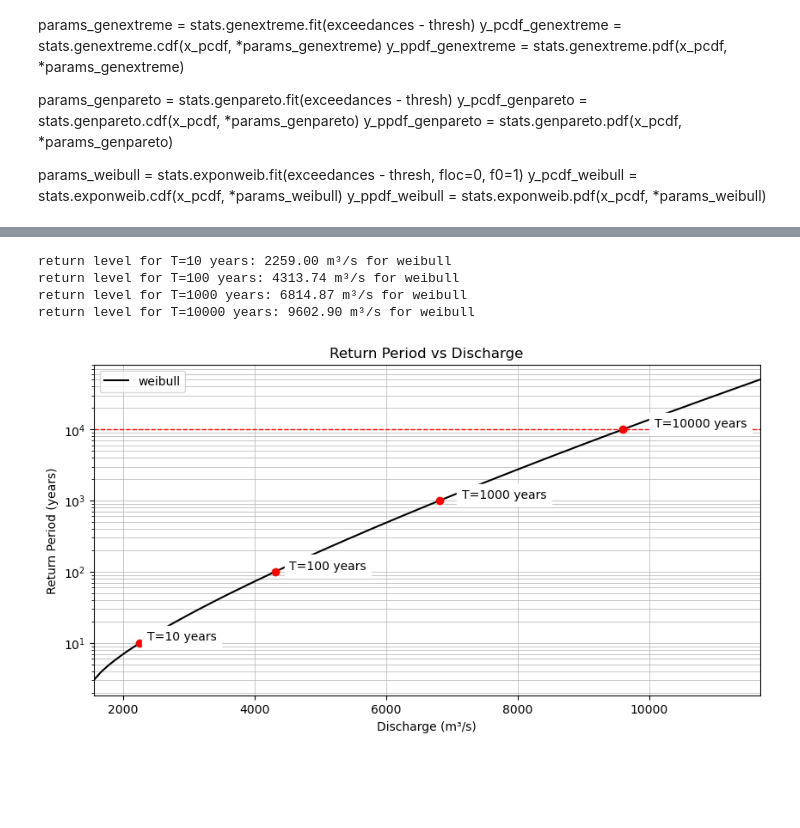
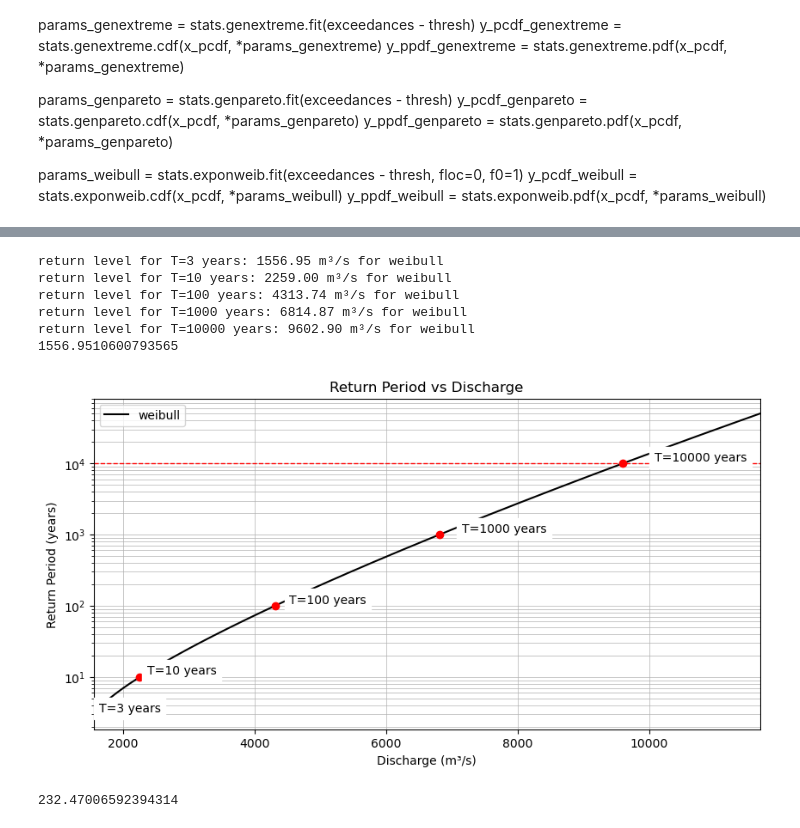
Before and after one commit to maxblw/CIEM4301_dam_design, a Jupyter notebook: Discharge/EVA.ipynb, the cells around one changed output, grey strips where cells are left out. Drawn from its saved outputs; the diff is of its cells as text; code cells hidden in the pictures; blank space fills up the shorter version.

```diff
--- a/Discharge/EVA.ipynb
+++ b/Discharge/EVA.ipynb
@@ -124,32 +125,41 @@ T = 10000
 fig, ax = plt.subplots(figsize=(10, 5))
 
 # ax.plot(DD_genextreme, RT, 'b-', label='GenExtreme')
 # ax.plot(DD_genpareto, RT, 'g-', label='GenPareto')
 ax.plot(DD_weib, RT, 'k-', label='weibull')
 # ax.plot(DD_lognorm, RT, 'c-', label='Log-Normal')
 ax.set_yscale('log')
 ax.set_xlabel("Discharge (m³/s)")
 ax.set_ylabel("Return Period (years)")
 ax.set_title("Return Period vs Discharge")
 ax.grid(which='both', linestyle='-', linewidth=0.5)
 ax.hlines(T , DD_weib[1], DD_weib[-1], colors="r", linestyles="dashed", lw=1)
 ax.set_xlim(DD_weib[1], DD_weib[-1])
 ax.legend()
 
-for T in [10, 100, 1000, 10000]:
+for T in [3, 10, 100, 1000, 10000]:
     ax.plot(DD_weib[np.argmin(abs(RT - T))], T, 'ro')
     ax.text(DD_weib[np.argmin(abs(RT - T))]*1.05, T, f"T={T} years", verticalalignment='bottom', color='black', backgroundcolor='white')
     print(f"return level for T={T} years: {DD_weib[np.argmin(abs(RT - T))]:.2f} m³/s for weibull")
+
+print(DD_weib[1])
 
 # print(f"return level for T={T} years: {DD_genextreme[np.argmin(abs(RT - T))]:.2f} m³/s for GenExtreme")
 # print(f"return level for T={T} years: {DD_genpareto[np.argmin(abs(RT - T))]:.2f} m³/s for GenPareto")
 # print(f"return level for T={T} years: {DD_weib[np.argmin(abs(RT - T))]:.2f} m³/s for weibull")
 # print(f"return level for T={T} years: {DD_lognorm[np.argmin(abs(RT - T))]:.2f} m³/s for Log-Normal")
 
 plt.savefig("..//figures//return_period.png")
 # %% [output]
+return level for T=3 years: 1556.95 m³/s for weibull
 return level for T=10 years: 2259.00 m³/s for weibull
 return level for T=100 years: 4313.74 m³/s for weibull
 return level for T=1000 years: 6814.87 m³/s for weibull
 return level for T=10000 years: 9602.90 m³/s for weibull
+1556.9510600793565
-[figure, old version]
+[figure, new version]
+# %%
+average_dis = df['Discharge'].mean()
+print(average_dis)
+# %% [output]
+232.47006592394314
```
Also changed, not shown: parts of 1 cell of this notebook, 1 other file.
